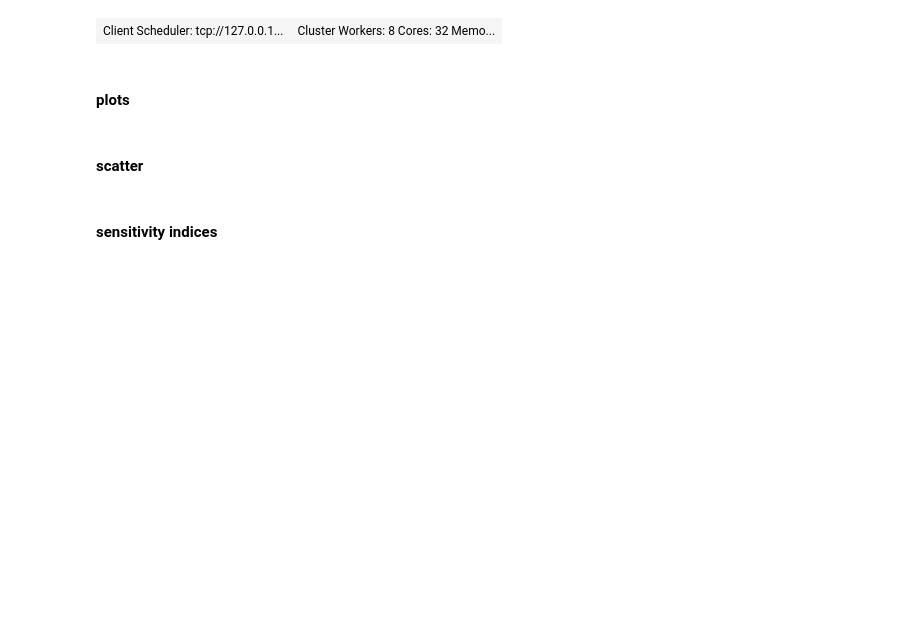
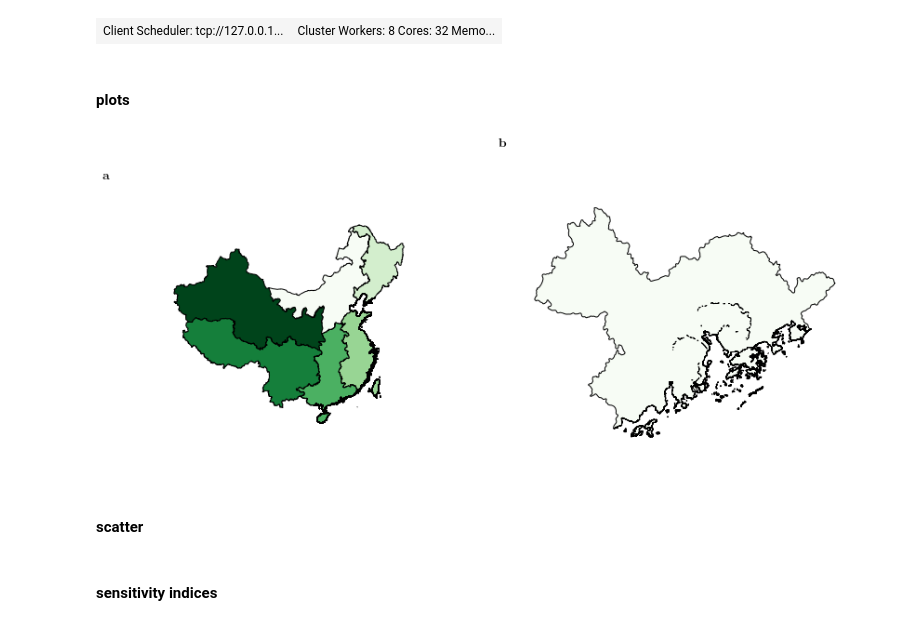
Before and after one commit to lukeconibear/emulator, a Jupyter notebook: emulator_plots.ipynb, the cells around one changed output. Cells and saved outputs as stored; diff of their text form; code cells hidden in the pictures; blank space fills up the shorter version.

```diff
--- a/emulator_plots.ipynb
+++ b/emulator_plots.ipynb
@@ -57,6 +59,44 @@ client.close()
 cluster.close()
 # %% [markdown]
 #### plots
+# %%
+# regions
+gdf_china_north = gpd.read_file('/nfs/a68/earlacoa/shapefiles/china/CHN_north.shp')
+gdf_china_north_east = gpd.read_file('/nfs/a68/earlacoa/shapefiles/china/CHN_north_east.shp')
+gdf_china_east = gpd.read_file('/nfs/a68/earlacoa/shapefiles/china/CHN_east.shp')
+gdf_china_south_central = gpd.read_file('/nfs/a68/earlacoa/shapefiles/china/CHN_south_central.shp')
+gdf_china_south_west = gpd.read_file('/nfs/a68/earlacoa/shapefiles/china/CHN_south_west.shp')
+gdf_china_north_west = gpd.read_file('/nfs/a68/earlacoa/shapefiles/china/CHN_north_west.shp')
+
+gdf_gba = gpd.read_file('/nfs/a68/earlacoa/shapefiles/china/gba.shp')
+# %%
+gdf_regions = pd.concat([
+    gdf_china_north,
+    gdf_china_north_east,
+    gdf_china_east,
+    gdf_china_south_central,
+    gdf_china_south_west,
+    gdf_china_north_west
+]).pipe(gpd.GeoDataFrame)
+gdf_regions['regions'] = [1,2,3,4,5,6]
+# %%
+proj = gcrs.AlbersEqualArea(central_latitude=35, central_longitude=105)
+fig = plt.figure(figsize=(12,6))
+ax1 = plt.subplot(121, projection=proj)
+ax2 = plt.subplot(122, projection=proj)
+
+ax1.annotate(r'\textbf{a}', xy=(0,1.05), xycoords='axes fraction', fontsize=14)
+geoplot.choropleth(gdf_regions, projection=proj, hue='regions', cmap='Greens', ax=ax1, edgecolor='Black')
+
+ax2.annotate(r'\textbf{b}', xy=(0,1.05), xycoords='axes fraction', fontsize=14)
+geoplot.choropleth(gdf_gba, projection=proj, hue='id', cmap='Greens', ax=ax2, edgecolor='Black')
+
+plt.tight_layout()
+plt.savefig('/nfs/b0122/earlacoa/png/paper_aia_emulator/regions.png', dpi=700, alpha=True, bbox_inches='tight')
+plt.savefig('/nfs/b0122/earlacoa/png/paper_aia_emulator/regions.eps', format='eps', dpi=700, alpha=True, bbox_inches='tight')
+plt.show()
+# %% [output]
+[figure, added]
 # %% [markdown]
 #### scatter
 # %%
```
Also changed, not shown: parts of 39 cells of this notebook, 4 other files.
